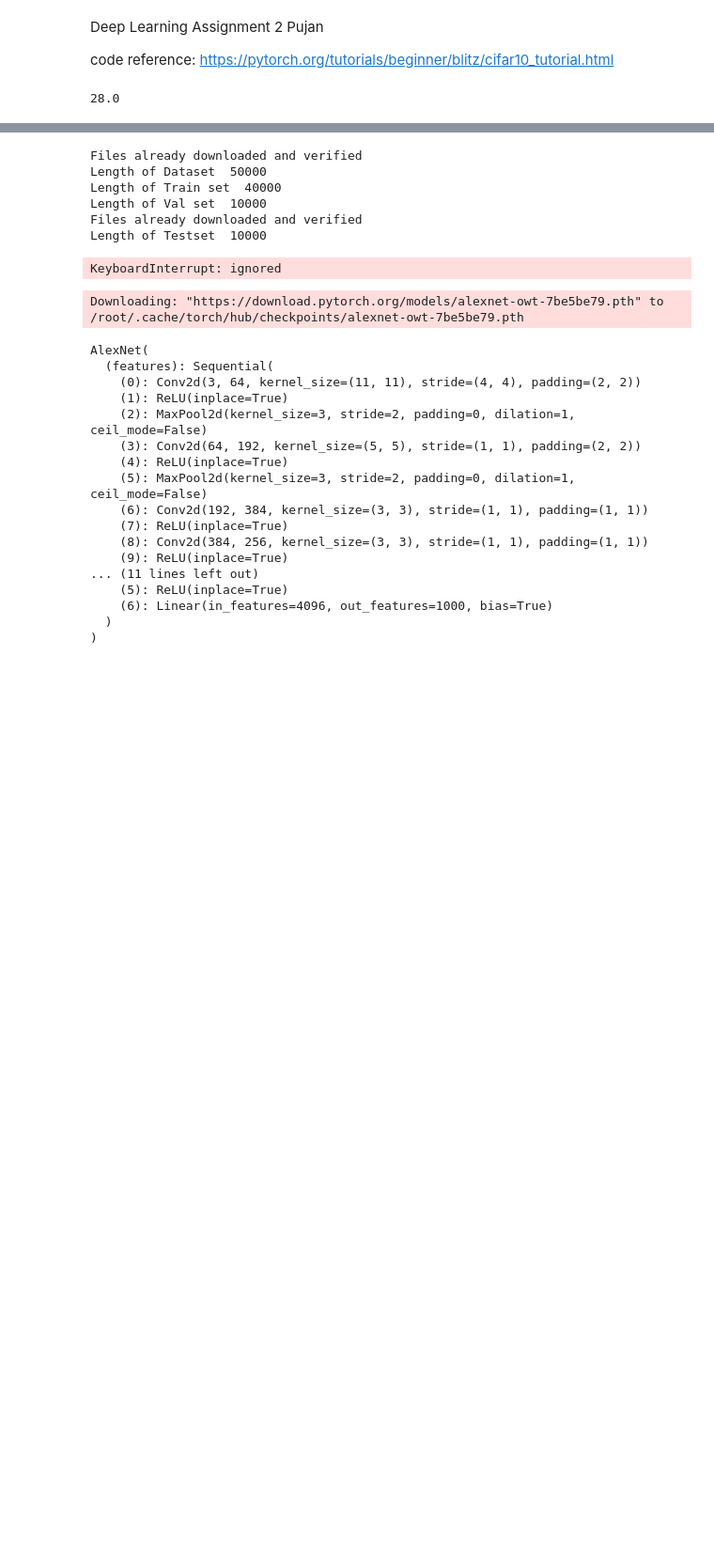
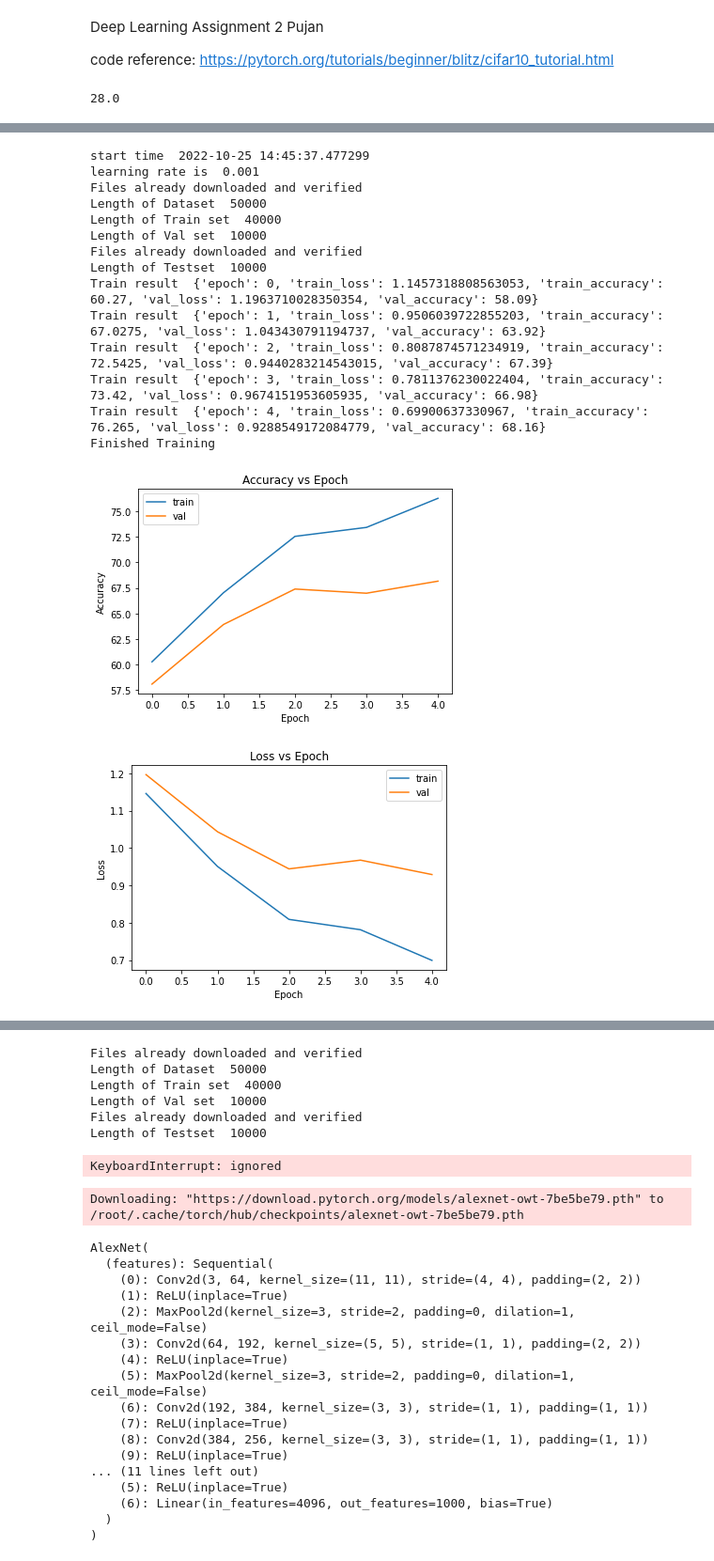
Before and after one commit to poo5zan/deep_learning_fundamentals, a Jupyter notebook: assignment_2/assignment_2.ipynb, the cells around one changed output, grey strips where cells are left out. Shown: that part at 94% size. Cells and saved outputs as stored; diff of their text form; code cells hidden in the pictures; blank space fills up the shorter version.

Commit message:
experiment with cnn from scratch - its development process

```diff
--- a/assignment_2/assignment_2.ipynb
+++ b/assignment_2/assignment_2.ipynb
@@ -216,9 +216,9 @@ class CnnNetworkOneConvAndOneFc(NetworkBase):
     def __init__(self, data_set_name, batch_size, download_path, train_data_size, validation_data_size, criterion, image_size = 32, print_interim_data_shapes = False):
         super().__init__(data_set_name, batch_size, download_path, train_data_size, validation_data_size, criterion, image_size, print_interim_data_shapes)
         self.criterion = criterion
-        self.conv1 = nn.Conv2d(3, 32, 3, padding=1)
+        self.conv1 = nn.Conv2d(3, 32, 3)
         self.pool = nn.MaxPool2d(2, 2)
-        self.fc1 = nn.Linear(32 * 16 * 16, 10)
+        self.fc1 = nn.Linear(32 * 15 * 15, 10)
 
     def forward(self, x):
         if self.print_interim_data_shapes:
@@ -240,6 +240,7 @@ class CnnNetworkOneConvAndOneFc(NetworkBase):
         x = self.fc1(x)
         if self.print_interim_data_shapes:
             print('At End, x shape ', x.shape)
+            # uncomment_this_to_break_code_here_to_see_the_shapes_of_cnn_for_first_layer
         return x
 # %%
 # Experiment One Convolution layer (32 3*3 filters) and One Fully Connected Layer
@@ -291,0 +373,48 @@ lr_results_df_sorted
+# %%
+# Experiment Two Convolution layer (32 3*3 filters) and One Fully Connected Layer
+start_time = datetime.datetime.now()
+print("start time ", start_time)
+# sleep in seconds
+time.sleep(1)
+
+lr_results = []
+epoch_number = 5
+for lr in [0.001]:
+    print('learning rate is ', lr)
+    # your code here
+    criterion = nn.CrossEntropyLoss()
+
+    cnn_network_with_two_conv_and_one_fc = CnnNetworkTwoConvAndOneFc(data_set_name = "cifar_10", batch_size = 4, download_path = "./data",
+                        train_data_size = 40000, validation_data_size = 10000, criterion = criterion, print_interim_data_shapes = False)
+    cnn_network_with_two_conv_and_one_fc = cnn_network_with_two_conv_and_one_fc.to(get_device())
+
+    train_results_with_two_conv_and_one_fc = cnn_network_with_two_conv_and_one_fc.train(epoch_number = epoch_number,
+        learning_rate = lr, momentum = 0.9, optimizer_name = "sgd")
+    cnn_network_with_two_conv_and_one_fc.plot_loss_and_accuracy_curves()
+
+    end_time =  datetime.datetime.now()
+    print("end time ", end_time)
+    difference = end_time - start_time
+    difference_total_seconds = difference.total_seconds()
+    print(difference_total_seconds)
+
+    last_train_data = [td for td in train_results_with_two_conv_and_one_fc if td['epoch'] == epoch_number - 1][0]
+
+    lr_results.append({'learning_rate': lr, 'val_loss': last_train_data['val_loss'], 'val_accuracy': last_train_data['val_accuracy']})
+# %% [output]
+start time  2022-10-25 14:45:37.477299
+learning rate is  0.001
+Files already downloaded and verified
+Length of Dataset  50000
+Length of Train set  40000
+Length of Val set  10000
+Files already downloaded and verified
+Length of Testset  10000
+Train result  {'epoch': 0, 'train_loss': 1.1457318808563053, 'train_accuracy': 60.27, 'val_loss': 1.1963710028350354, 'val_accuracy': 58.09}
+Train result  {'epoch': 1, 'train_loss': 0.9506039722855203, 'train_accuracy': 67.0275, 'val_loss': 1.043430791194737, 'val_accuracy': 63.92}
+Train result  {'epoch': 2, 'train_loss': 0.8087874571234919, 'train_accuracy': 72.5425, 'val_loss': 0.9440283214543015, 'val_accuracy': 67.39}
+Train result  {'epoch': 3, 'train_loss': 0.7811376230022404, 'train_accuracy': 73.42, 'val_loss': 0.9674151953605935, 'val_accuracy': 66.98}
+Train result  {'epoch': 4, 'train_loss': 0.69900637330967, 'train_accuracy': 76.265, 'val_loss': 0.9288549172084779, 'val_accuracy': 68.16}
+Finished Training
+[figure, added]
+[figure, added]
```
Also changed, not shown: parts of 11 cells of this notebook.
